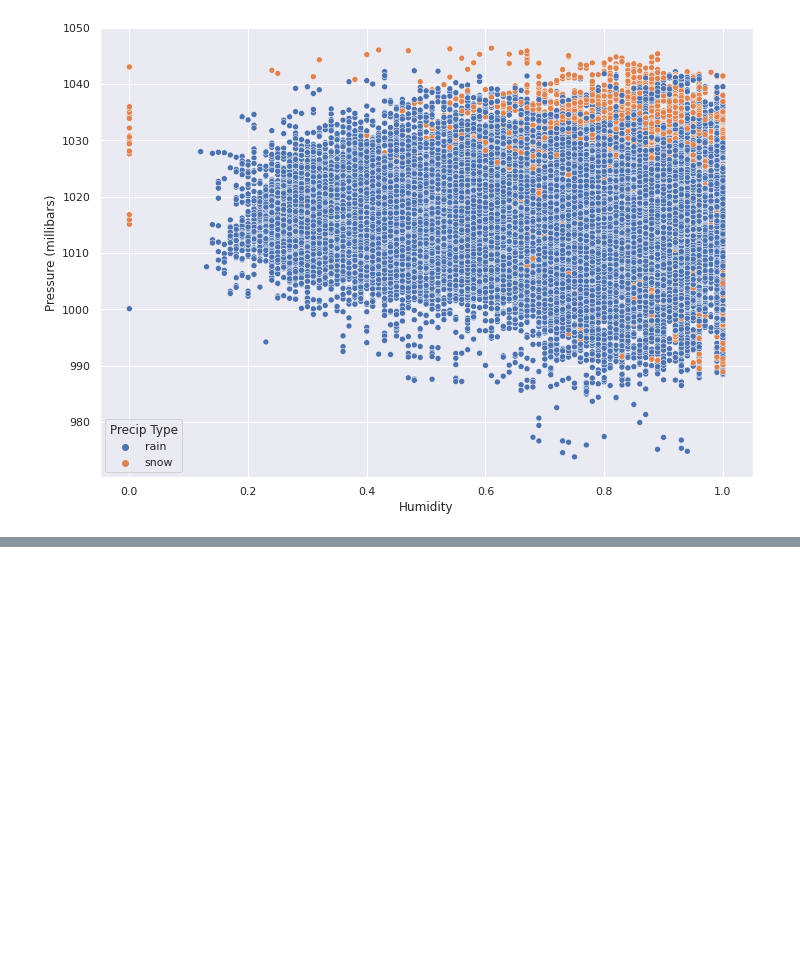
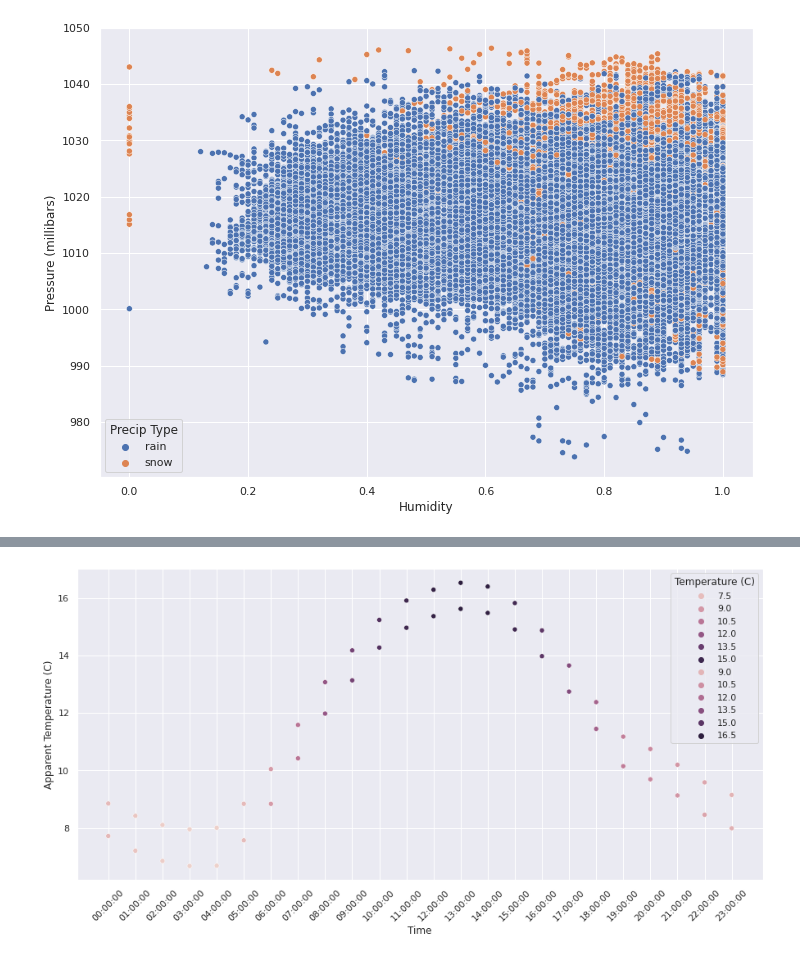
Before and after one commit to nandinib1999/Weather-in-Szeged-2006-2016, a Jupyter notebook: Weather_in_Szeged_2006_2016.ipynb, the cells around one changed output, grey strips where cells are left out. Saved outputs shown, nothing was run; the diff lists cells and outputs as text; code cells hidden in the pictures; blank space fills up the shorter version.

```diff
--- a/Weather_in_Szeged_2006_2016.ipynb
+++ b/Weather_in_Szeged_2006_2016.ipynb
@@ -424,0 +519,4 @@ sns.pairplot(df, hue='Precip Type')
+# %%
+time_group = df.groupby(['Time']).agg({'Temperature (C)': 'mean', 'Apparent Temperature (C)':'mean'})
+time_group.index = time_group.index.astype('string')
+time_group
@@ -424,0 +542,8 @@ sns.pairplot(df, hue='Precip Type')
+# %%
+plt.figure(figsize=(15,7))
+sns.scatterplot(x="Time", y='Apparent Temperature (C)', data=time_group, hue="Apparent Temperature (C)")
+sns.scatterplot(x="Time", y='Temperature (C)', data=time_group, hue="Temperature (C)")
+plt.xticks(rotation=45)
+plt.show()
+# %% [output]
+[figure, added]
```
Also changed, not shown: parts of 14 cells of this notebook.
